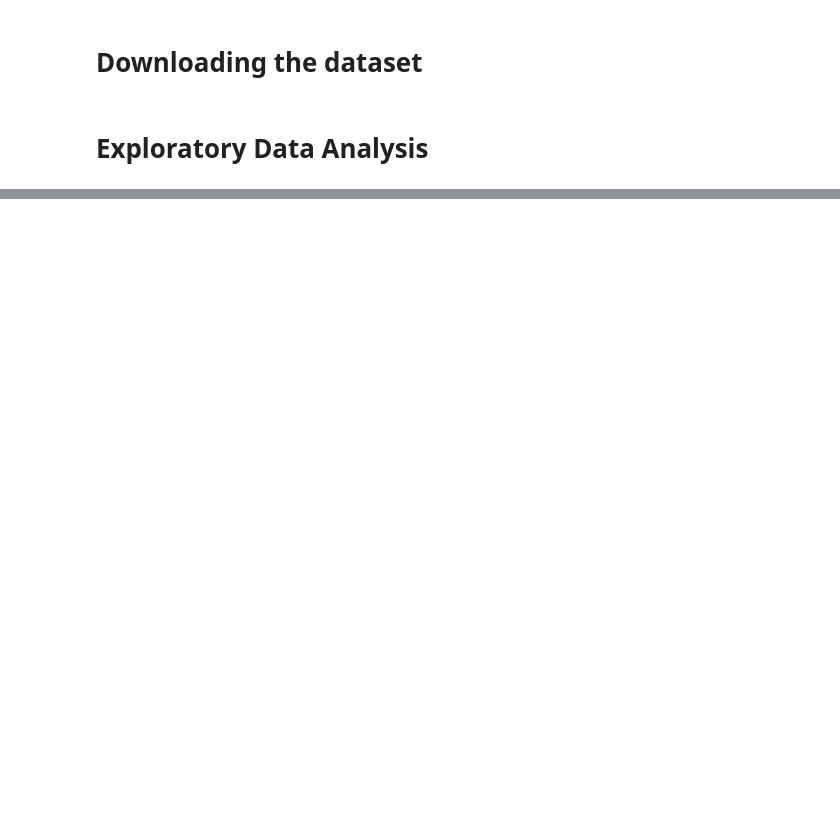
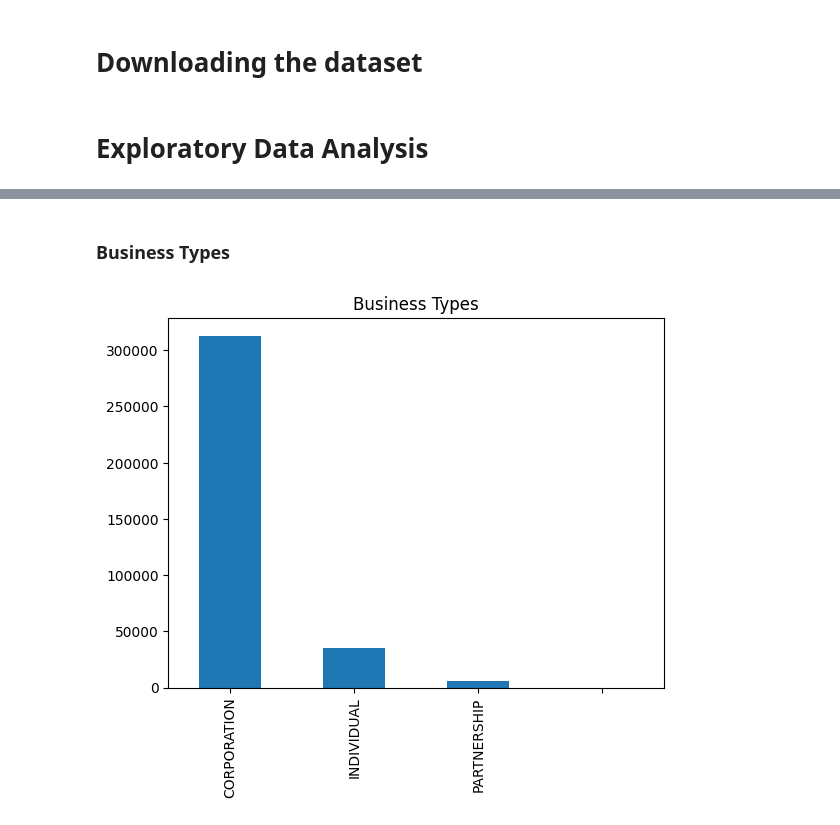
Before and after one commit to DineshDK672/Ryewalk_assignment, a Jupyter notebook: 01_EDA.ipynb, the cells around one changed output, grey strips where cells are left out. Saved outputs shown, nothing was run; the diff lists cells and outputs as text; code cells hidden in the pictures; blank space fills up the shorter version.

```diff
--- a/01_EDA.ipynb
+++ b/01_EDA.ipynb
@@ -80,0 +186,9 @@ plt.show()
+# %% [markdown]
+### Business Types
+# %%
+df['BusinessType'].value_counts().plot.bar()
+plt.title("Business Types")
+plt.xlabel(None)
+plt.show()
+# %% [output]
+[figure, added]
```
Also changed, not shown: parts of 30 cells of this notebook.
